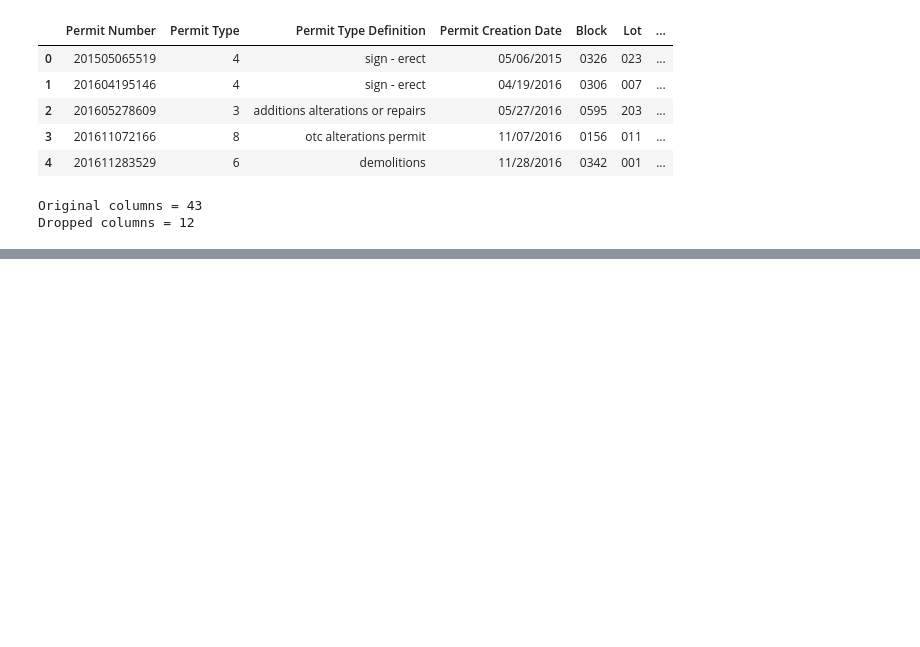
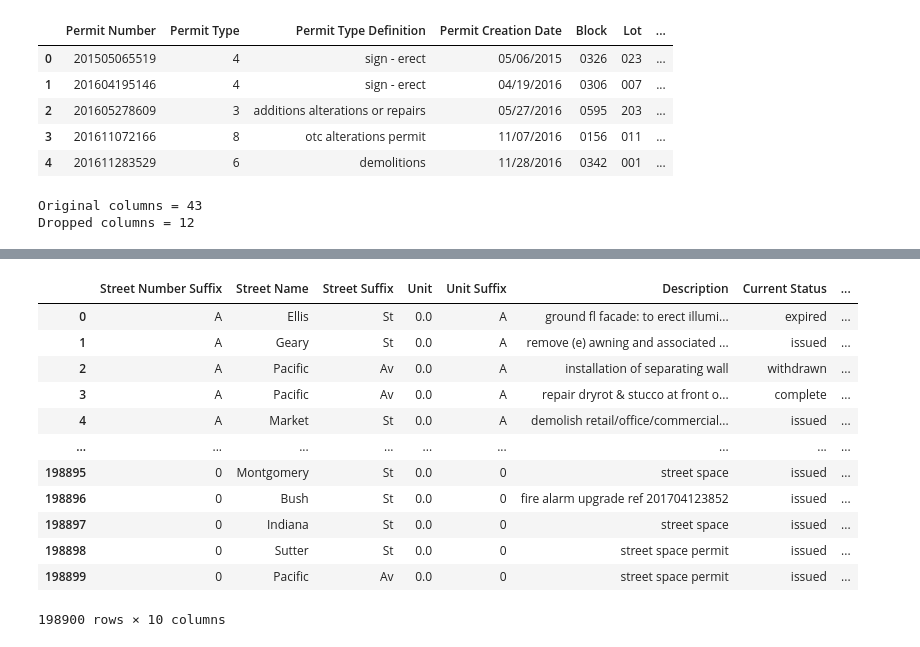
Before and after one commit to saurav1066/Data-Science-, a Jupyter notebook: data-cleaning.ipynb, the cells around one changed output, grey strips where cells are left out. Saved outputs shown, nothing was run; the diff lists cells and outputs as text; code cells hidden in the pictures; blank space fills up the shorter version.

```diff
--- a/data-cleaning.ipynb
+++ b/data-cleaning.ipynb
@@ -118,0 +149,20 @@ Dropped columns = 12
+# %%
+#or we can try filling Na's with the value that comes right after it in the same column
+#then replace remaining na,s with 0
+subset_data.fillna(method = 'bfill',axis = 0).fillna(0)
+
+#This method is useful if there is a logical order in the data that makes some sense
+# %% [output]
+|  | Street Number Suffix | Street Name | Street Suffix | Unit | Unit Suffix | Description | Current Status | ... |
+| 0 | A | Ellis | St | 0.0 | A | ground fl facade: to erect illumi... | expired | ... |
+| 1 | A | Geary | St | 0.0 | A | remove (e) awning and associated ... | issued | ... |
+| 2 | A | Pacific | Av | 0.0 | A | installation of separating wall | withdrawn | ... |
+| 3 | A | Pacific | Av | 0.0 | A | repair dryrot & stucco at front o... | complete | ... |
+| 4 | A | Market | St | 0.0 | A | demolish retail/office/commercial... | issued | ... |
+| ... | ... | ... | ... | ... | ... | ... | ... | ... |
+| 198895 | 0 | Montgomery | St | 0.0 | 0 | street space | issued | ... |
+| 198896 | 0 | Bush | St | 0.0 | 0 | fire alarm upgrade ref 201704123852 | issued | ... |
+| 198897 | 0 | Indiana | St | 0.0 | 0 | street space | issued | ... |
+| 198898 | 0 | Sutter | St | 0.0 | 0 | street space permit | issued | ... |
+| 198899 | 0 | Pacific | Av | 0.0 | 0 | street space permit | issued | ... |
+198900 rows × 10 columns
```
Also changed, not shown: parts of 4 cells of this notebook.
